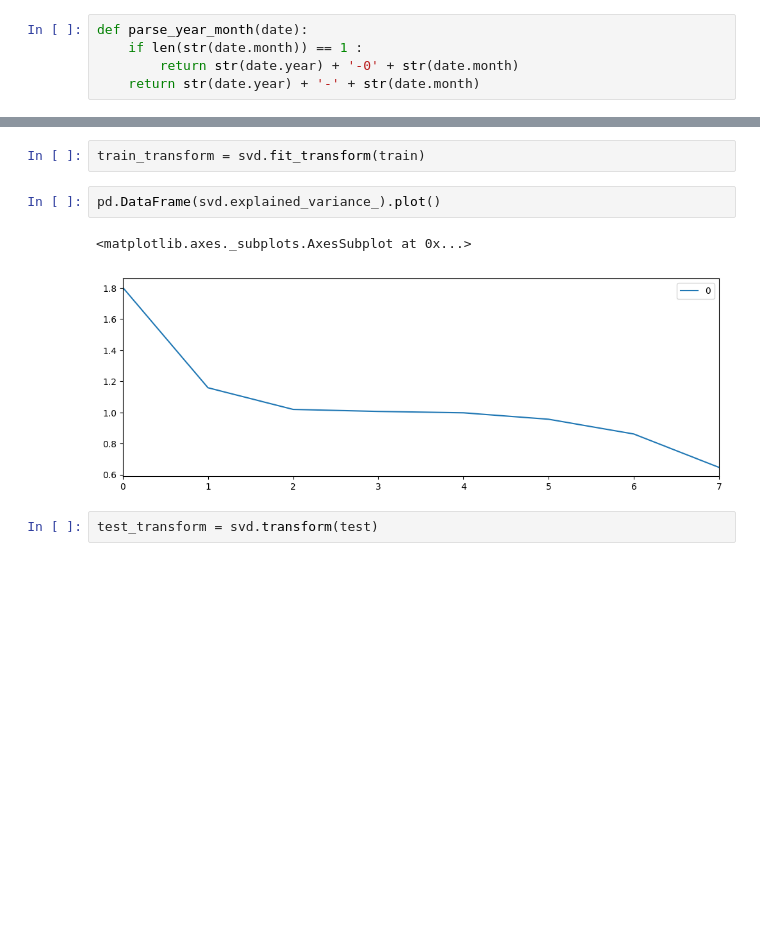
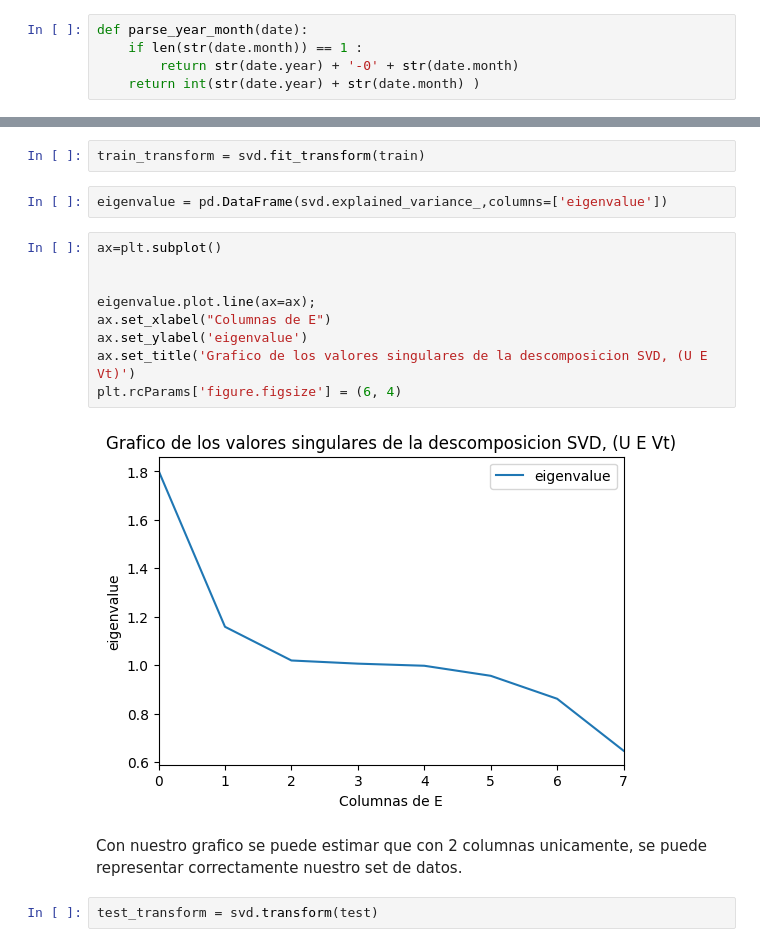
Before and after one commit to BraianVicente/properati_argentina, a Jupyter notebook: src/machine_learning_knn_normalizate_with_svd.ipynb, the cells around one changed output, grey strips where cells are left out. Cells and saved outputs as stored; diff of their text form; blank space fills up the shorter version.

```diff
--- a/src/machine_learning_knn_normalizate_with_svd.ipynb
+++ b/src/machine_learning_knn_normalizate_with_svd.ipynb
@@ -30,7 +28,7 @@ sell_properati['year'] = sell_properati['created_on'].apply(lambda x : x.year)
 def parse_year_month(date):
     if len(str(date.month)) == 1 :
         return str(date.year) + '-0' + str(date.month)
-    return str(date.year) + '-' + str(date.month)
+    return int(str(date.year) + str(date.month) )
 # %%
 sell_properati['year_month'] = sell_properati.created_on.apply(parse_year_month)
 # %% [markdown]
@@ -266,10 +266,20 @@ svd = decomposition.TruncatedSVD(n_components=train.shape[1]-1)
 # %%
 train_transform = svd.fit_transform(train)
 # %%
-pd.DataFrame(svd.explained_variance_).plot()
+eigenvalue = pd.DataFrame(svd.explained_variance_,columns=['eigenvalue'])
-# %% [output]
-<matplotlib.axes._subplots.AxesSubplot at 0x...>
-[figure, removed]
+# %%
+ax=plt.subplot()
+
+
+eigenvalue.plot.line(ax=ax);
+ax.set_xlabel("Columnas de E")
+ax.set_ylabel('eigenvalue')
+ax.set_title('Grafico de los valores singulares de la descomposicion SVD, (U E Vt)')
+plt.rcParams['figure.figsize'] = (6, 4)
+# %% [output]
+[figure, added]
+# %% [markdown]
+Con nuestro grafico se puede estimar que con 2 columnas unicamente, se puede representar correctamente nuestro set de datos.
 # %%
 test_transform = svd.transform(test)
 # %%
```
Also changed, not shown: parts of 5 cells of this notebook, 11 other files.
